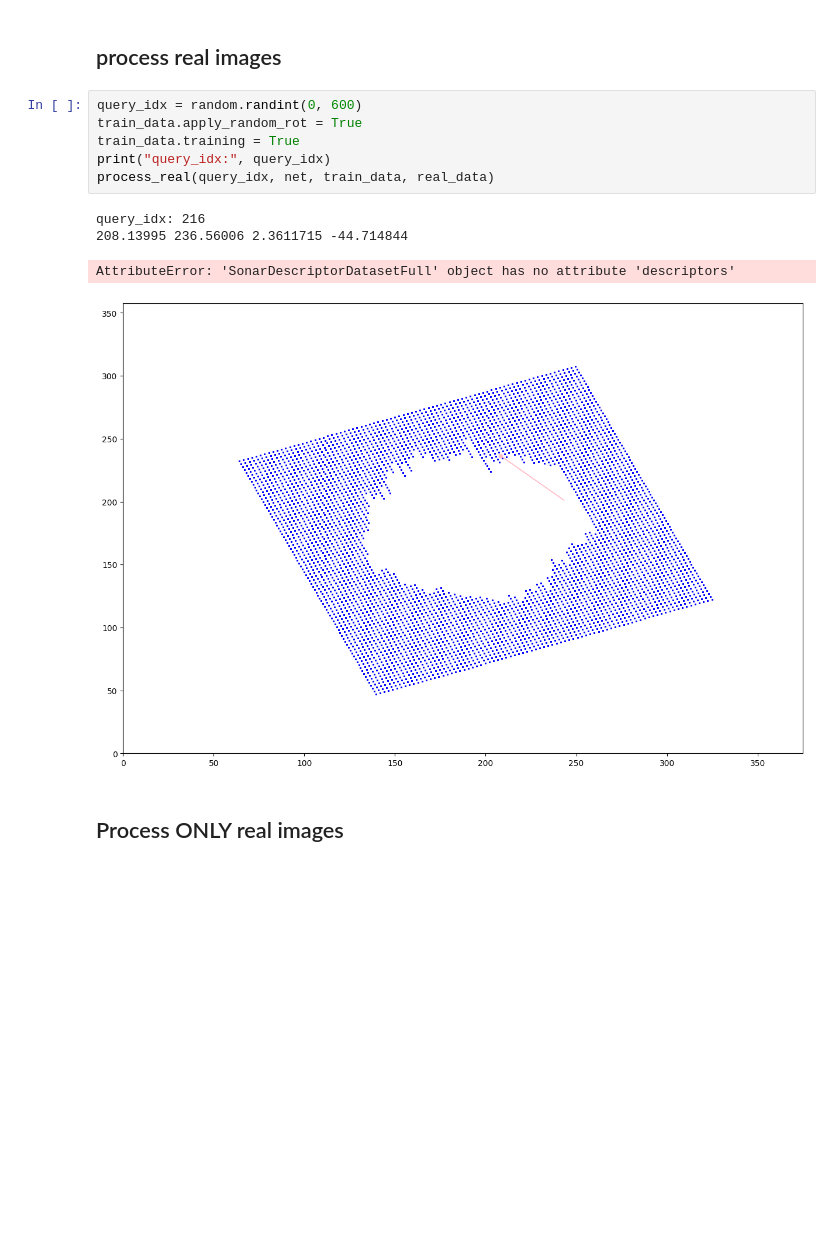
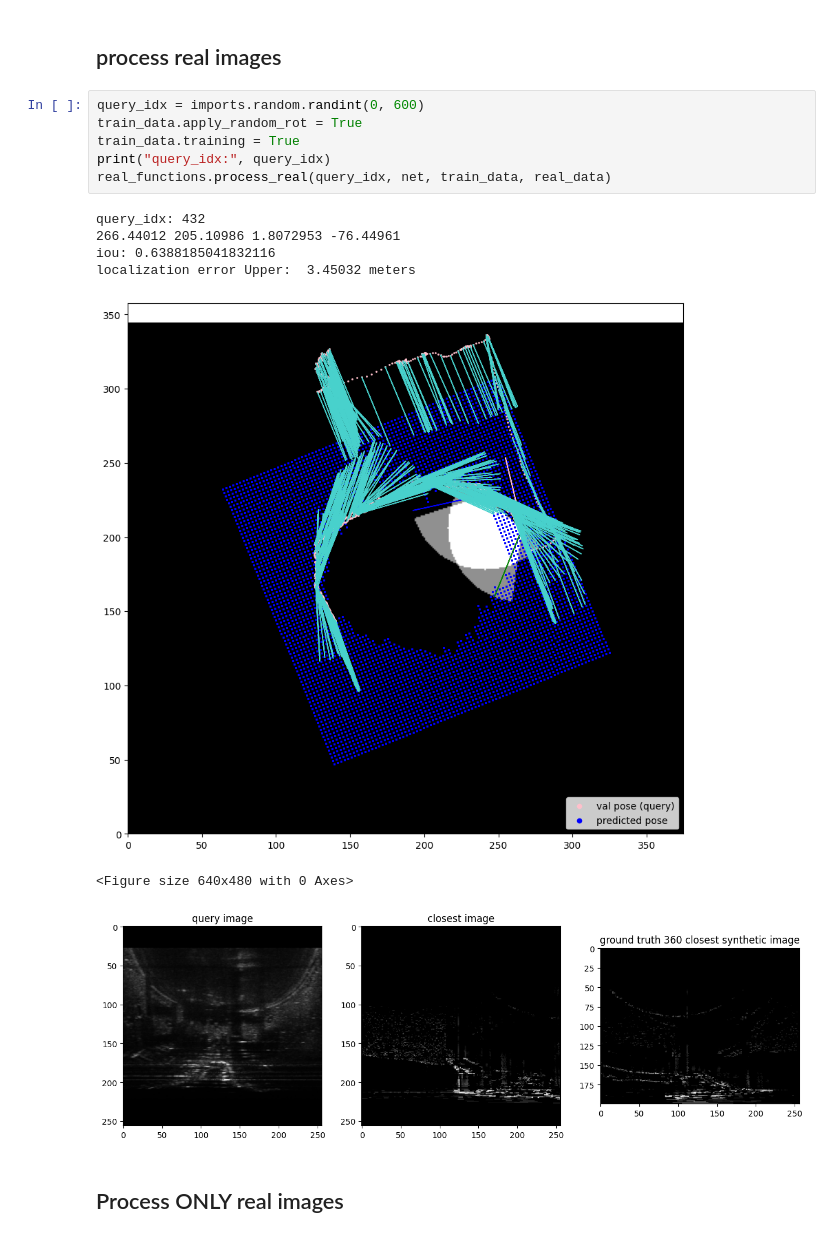
Before and after one commit to AndreaGhi8/Notebook_bsd, a Jupyter notebook: bsd_ANDREA.ipynb, the cells around one changed output. Drawn from its saved outputs; the diff is of its cells as text; blank space fills up the shorter version.

```diff
--- a/bsd_ANDREA.ipynb
+++ b/bsd_ANDREA.ipynb
@@ -374,16 +309,19 @@ print(oe.mean())
 # %% [markdown]
 ## process real images
 # %%
-query_idx = random.randint(0, 600)
+query_idx = imports.random.randint(0, 600)
 train_data.apply_random_rot = True
 train_data.training = True
 print("query_idx:", query_idx)
-process_real(query_idx, net, train_data, real_data)
+real_functions.process_real(query_idx, net, train_data, real_data)
 # %% [output]
-query_idx: 216
-208.13995 236.56006 2.3611715 -44.714844
+query_idx: 432
+266.44012 205.10986 1.8072953 -76.44961
+iou: 0.6388185041832116
+localization error Upper:  3.45032 meters
+[figure, new version]
-AttributeError: 'SonarDescriptorDatasetFull' object has no attribute 'descriptors'
+<Figure size 640x480 with 0 Axes>
-[figure, old version]
+[figure, added]
 # %% [markdown]
 ## Process ONLY real images
 # %%
```
Also changed, not shown: parts of 13 cells of this notebook, 7 other files.
